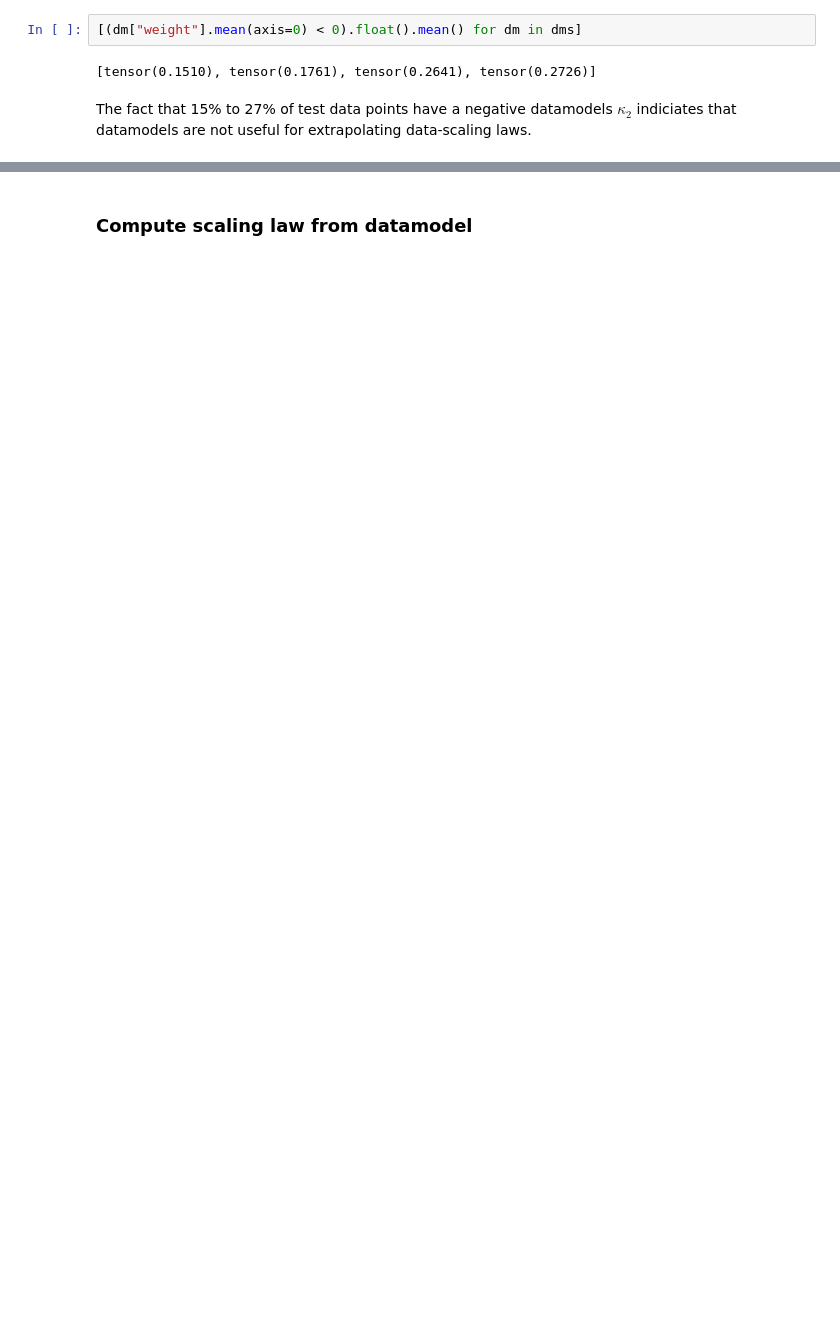
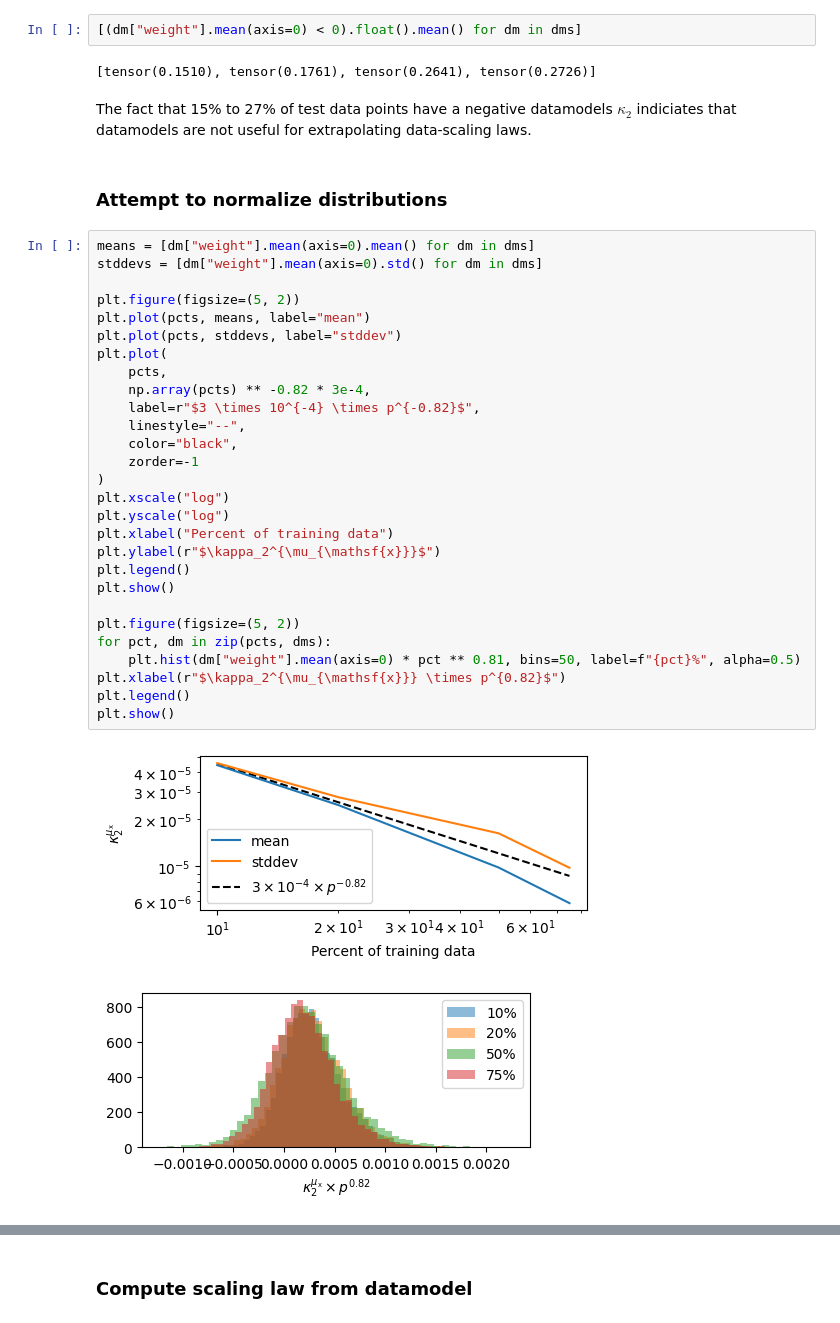
Before and after one commit to ed1d1a8d/scaling, a Jupyter notebook: notebooks/datamodels/back-out-scaling-laws.ipynb, the cells around one changed output, grey strips where cells are left out. Cells and saved outputs as stored; diff of their text form; blank space fills up the shorter version.

```diff
--- a/notebooks/datamodels/back-out-scaling-laws.ipynb
+++ b/notebooks/datamodels/back-out-scaling-laws.ipynb
@@ -83,3 +85,36 @@ plt.show()
 The fact that 15% to 27% of test data points have a negative datamodels
 $\kappa_2$ indiciates that datamodels are not useful for extrapolating
 data-scaling laws.
+# %% [markdown]
+### Attempt to normalize distributions
+# %%
+means = [dm["weight"].mean(axis=0).mean() for dm in dms]
+stddevs = [dm["weight"].mean(axis=0).std() for dm in dms]
+
+plt.figure(figsize=(5, 2))
+plt.plot(pcts, means, label="mean")
+plt.plot(pcts, stddevs, label="stddev")
+plt.plot(
+    pcts,
+    np.array(pcts) ** -0.82 * 3e-4,
+    label=r"$3 \times 10^{-4} \times p^{-0.82}$",
+    linestyle="--",
+    color="black",
+    zorder=-1
+)
+plt.xscale("log")
+plt.yscale("log")
+plt.xlabel("Percent of training data")
+plt.ylabel(r"$\kappa_2^{\mu_{\mathsf{x}}}$")
+plt.legend()
+plt.show()
+
+plt.figure(figsize=(5, 2))
+for pct, dm in zip(pcts, dms):
+    plt.hist(dm["weight"].mean(axis=0) * pct ** 0.81, bins=50, label=f"{pct}%", alpha=0.5)
+plt.xlabel(r"$\kappa_2^{\mu_{\mathsf{x}}} \times p^{0.82}$")
+plt.legend()
+plt.show()
+# %% [output]
+[figure, added]
+[figure, added]
```
Also changed, not shown: parts of 8 cells of this notebook.
